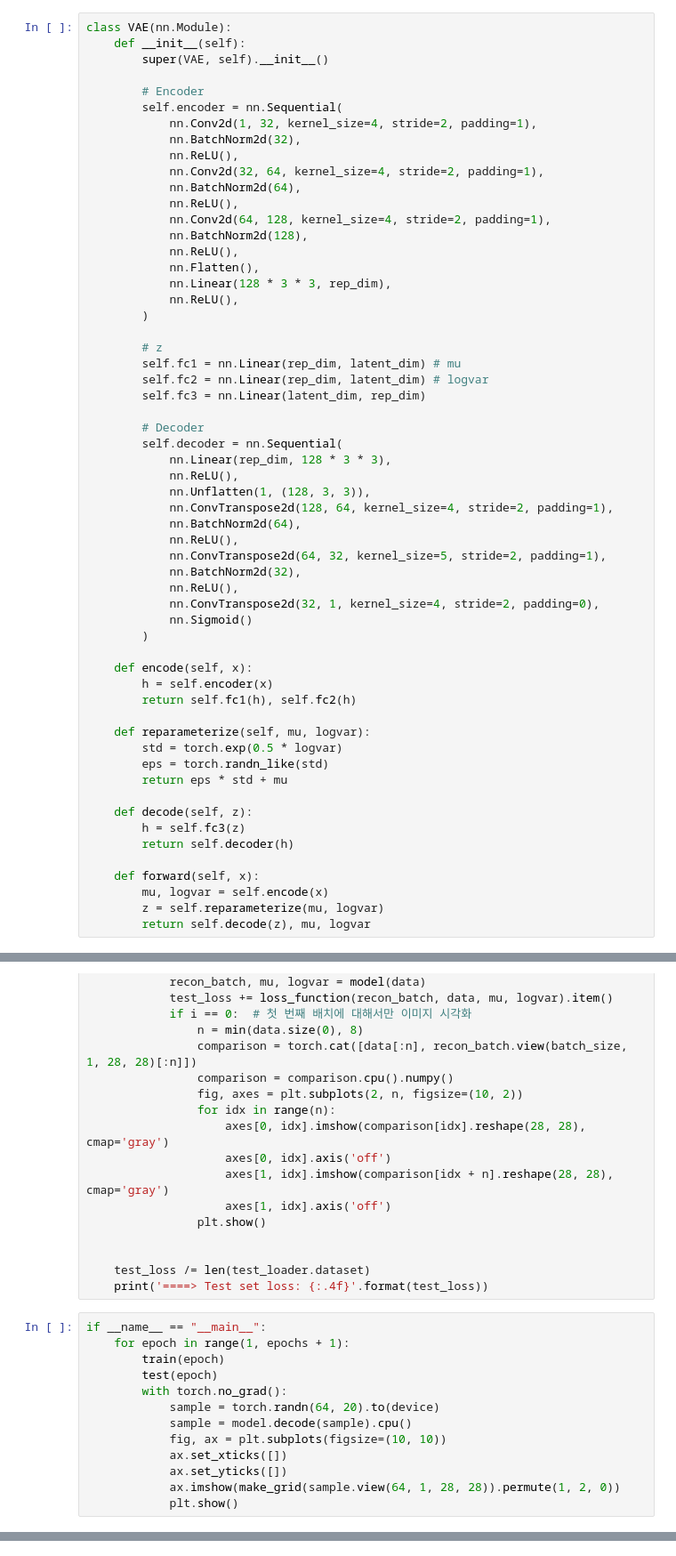
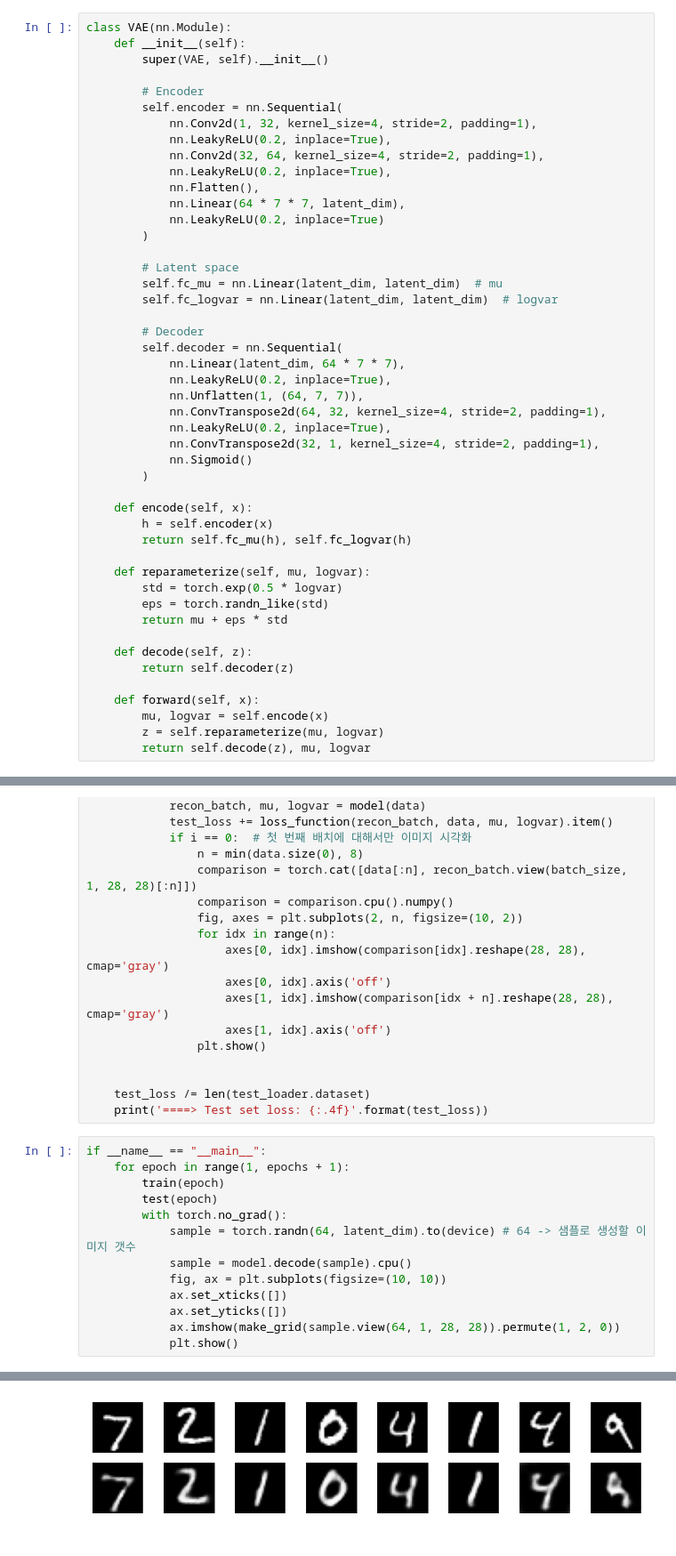
Before and after one commit to fned49/VAE, a Jupyter notebook: Vanilla-VAE/VAE _mnist.ipynb, the cells around one changed output, grey strips where cells are left out. Shown at 89% size. Cells and saved outputs as stored; diff of their text form.

```diff
--- a/Vanilla-VAE/VAE _mnist.ipynb
+++ b/Vanilla-VAE/VAE _mnist.ipynb
@@ -43,51 +48,40 @@ class VAE(nn.Module):
         # Encoder
         self.encoder = nn.Sequential(
             nn.Conv2d(1, 32, kernel_size=4, stride=2, padding=1),
-            nn.BatchNorm2d(32),
-            nn.ReLU(),
+            nn.LeakyReLU(0.2, inplace=True),
             nn.Conv2d(32, 64, kernel_size=4, stride=2, padding=1),
-            nn.BatchNorm2d(64),
-            nn.ReLU(),
-            nn.Conv2d(64, 128, kernel_size=4, stride=2, padding=1),
-            nn.BatchNorm2d(128),
-            nn.ReLU(),
+            nn.LeakyReLU(0.2, inplace=True),
             nn.Flatten(),
-            nn.Linear(128 * 3 * 3, rep_dim),
-            nn.ReLU(),
+            nn.Linear(64 * 7 * 7, latent_dim),
+            nn.LeakyReLU(0.2, inplace=True)
         )
 
-        # z
-        self.fc1 = nn.Linear(rep_dim, latent_dim) # mu
-        self.fc2 = nn.Linear(rep_dim, latent_dim) # logvar
-        self.fc3 = nn.Linear(latent_dim, rep_dim)
+        # Latent space
+        self.fc_mu = nn.Linear(latent_dim, latent_dim)  # mu
+        self.fc_logvar = nn.Linear(latent_dim, latent_dim)  # logvar
 
         # Decoder
         self.decoder = nn.Sequential(
-            nn.Linear(rep_dim, 128 * 3 * 3),
-            nn.ReLU(),
-            nn.Unflatten(1, (128, 3, 3)),
-            nn.ConvTranspose2d(128, 64, kernel_size=4, stride=2, padding=1),
-            nn.BatchNorm2d(64),
-            nn.ReLU(),
-            nn.ConvTranspose2d(64, 32, kernel_size=5, stride=2, padding=1),
-            nn.BatchNorm2d(32),
-            nn.ReLU(),
-            nn.ConvTranspose2d(32, 1, kernel_size=4, stride=2, padding=0),
+            nn.Linear(latent_dim, 64 * 7 * 7),
+            nn.LeakyReLU(0.2, inplace=True),
+            nn.Unflatten(1, (64, 7, 7)),
+            nn.ConvTranspose2d(64, 32, kernel_size=4, stride=2, padding=1),
+            nn.LeakyReLU(0.2, inplace=True),
+            nn.ConvTranspose2d(32, 1, kernel_size=4, stride=2, padding=1),
             nn.Sigmoid()
         )
 
     def encode(self, x):
         h = self.encoder(x)
-        return self.fc1(h), self.fc2(h)
+        return self.fc_mu(h), self.fc_logvar(h)
 
     def reparameterize(self, mu, logvar):
         std = torch.exp(0.5 * logvar)
         eps = torch.randn_like(std)
-        return eps * std + mu
+        return mu + eps * std
 
     def decode(self, z):
-        h = self.fc3(z)
-        return self.decoder(h)
+        return self.decoder(z)
 
     def forward(self, x):
         mu, logvar = self.encode(x)
@@ -159,10 +153,11 @@ if __name__ == "__main__":
         train(epoch)
         test(epoch)
         with torch.no_grad():
-            sample = torch.randn(64, 20).to(device)
+            sample = torch.randn(64, latent_dim).to(device) # 64 -> 샘플로 생성할 이미지 갯수
             sample = model.decode(sample).cpu()
             fig, ax = plt.subplots(figsize=(10, 10))
             ax.set_xticks([])
             ax.set_yticks([])
             ax.imshow(make_grid(sample.view(64, 1, 28, 28)).permute(1, 2, 0))
             plt.show()
+# %% [output]
@@ -168,0 +175 @@ if __name__ == "__main__":
+[figure, added]
```
Also changed, not shown: parts of 6 cells of this notebook.
